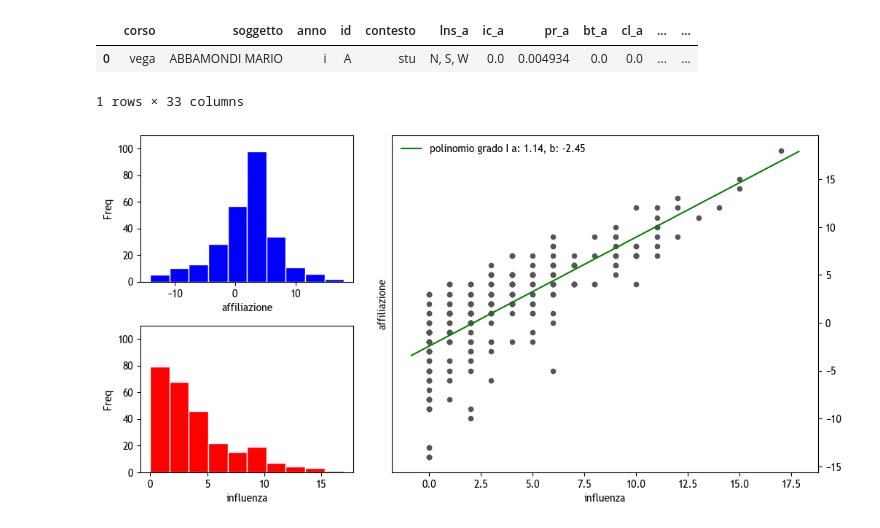
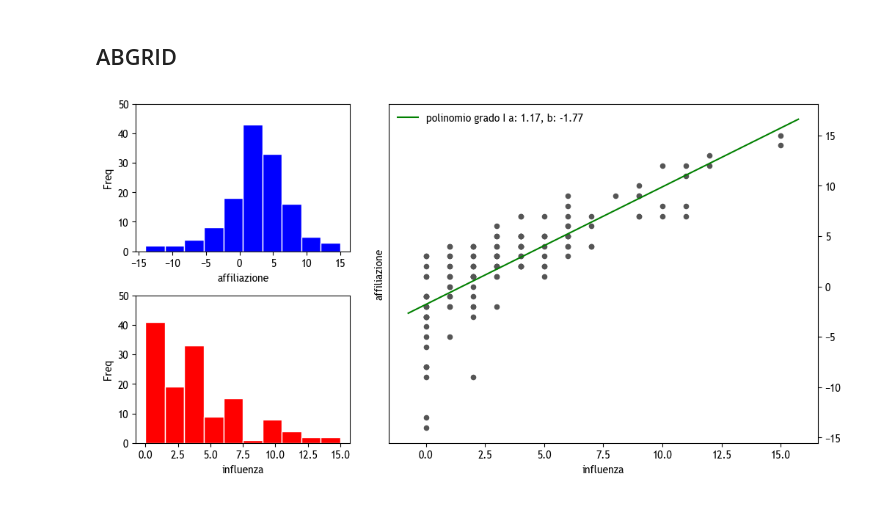
Before and after one commit to alkaest2002/abgrid, a Jupyter notebook: ipython/eda.ipynb, the cells around one changed output. Cells and saved outputs as stored; diff of their text form; code cells hidden in the pictures.

```diff
--- a/ipython/eda.ipynb
+++ b/ipython/eda.ipynb
@@ -11,49 +12,45 @@ pd.set_option("display.max_rows", None)
 # %%
-df = pd.read_excel("data_abgrid_per_analisi.xlsx")
-columns_to_keep = [c for c in df.columns if not re.search(r"rank", c)]
-df = df[columns_to_keep]
-df.head(1)
+abgrid_long = pd.read_excel("./analysis/abgrid_long.xlsx")
+safa_anx =  pd.read_excel("./analysis/safa_anx.xlsx")
-# %% [output]
-|  | corso | soggetto | anno | id | contesto | lns_a | ic_a | pr_a | bt_a | cl_a | ... | ... |
-| 0 | vega | ABBAMONDI MARIO | i | A | stu | N, S, W | 0.0 | 0.004934 | 0.0 | 0.0 | ... | ... |
-1 rows × 33 columns
+# %% [markdown]
+## ABGRID
 # %%
 fig = plt.figure(figsize=(12,6))
 
-AFF = "affiliation_raw"
-INF = "attraction_raw"
+AFF = "affiliation_coeff_raw"
+INF = "influence_coeff_raw"
 
 gs = GridSpec(nrows=2, ncols=2, width_ratios=[1,2], hspace=.3, wspace=.12)
 ax1 = fig.add_subplot(gs[0,0])
 ax2 = fig.add_subplot(gs[1,0])
 ax3 = fig.add_subplot(gs[:,1])
 
-df[AFF].plot.hist(ax=ax1, color="#00F", ec='#FFF')
+abgrid_long[AFF].plot.hist(ax=ax1, color="#00F", ec='#FFF')
 ax1.set_xlabel("affiliazione")
 
-df[INF].plot.hist(ax=ax2, color="#F00", ec='#FFF')
+abgrid_long[INF].plot.hist(ax=ax2, color="#F00", ec='#FFF')
 ax2.set_xlabel("influenza")
 
 for ax in (ax1, ax2):
     ax.set_ylabel("Freq")
-    ax.set_ylim(0,110)
+    ax.set_ylim(0,50)
 
 
-df.plot.scatter(x=INF, y=AFF, color="#555555",  ax=ax3)
+abgrid_long.plot.scatter(x=INF, y=AFF, color="#555555",  ax=ax3)
 
-coefficients = np.polyfit(df[INF], df[AFF], 1)
+coefficients = np.polyfit(abgrid_long[INF], abgrid_long[AFF], 1)
 polynomial = np.poly1d(coefficients)
 x_line = np.linspace(ax3.get_xlim()[0], ax3.get_xlim()[1], df[INF].shape[0])
 y_line = polynomial(x_line)
 
 ax3.plot(x_line, y_line, color='green', label=f'polinomio grado I a: {coefficients[0].round(2) }, b: {coefficients[1].round(2)}')
 
 ax3.yaxis.tick_right()
 ax3.set_xlabel("influenza")
 ax3.set_ylabel("affiliazione")
 ax3.legend(frameon=False);
-fig.savefig("aff_inf.png", bbox_inches='tight')
+fig.savefig("./analysis/aff_inf.png", bbox_inches='tight')
 # %% [output]
-[figure, old version]
+[figure, new version]
 # %%
 numeric_cols = [c for c in df.select_dtypes("number").columns if c not in ["nd_a", "nd_b"]]
```
Also changed, not shown: parts of 6 cells of this notebook, 4 other files.
